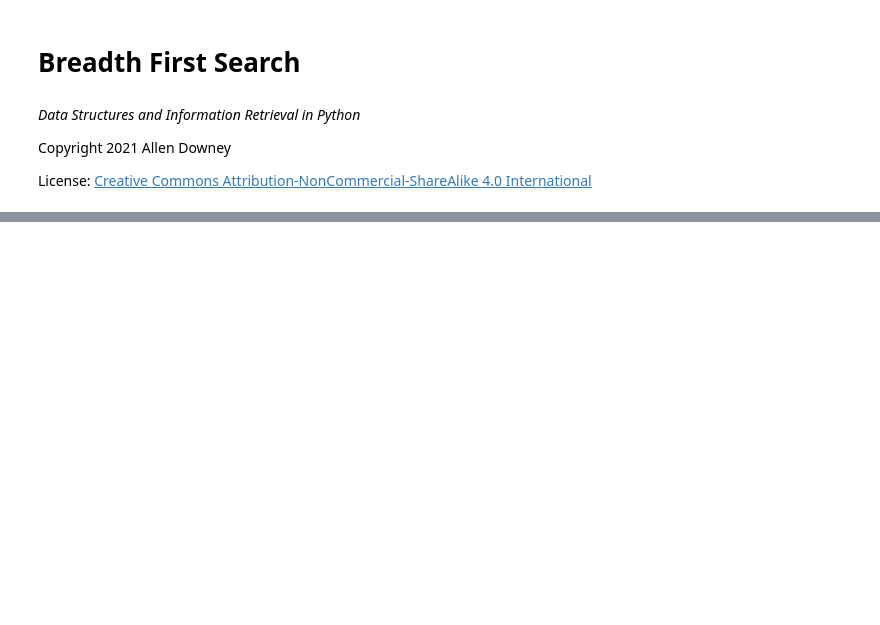
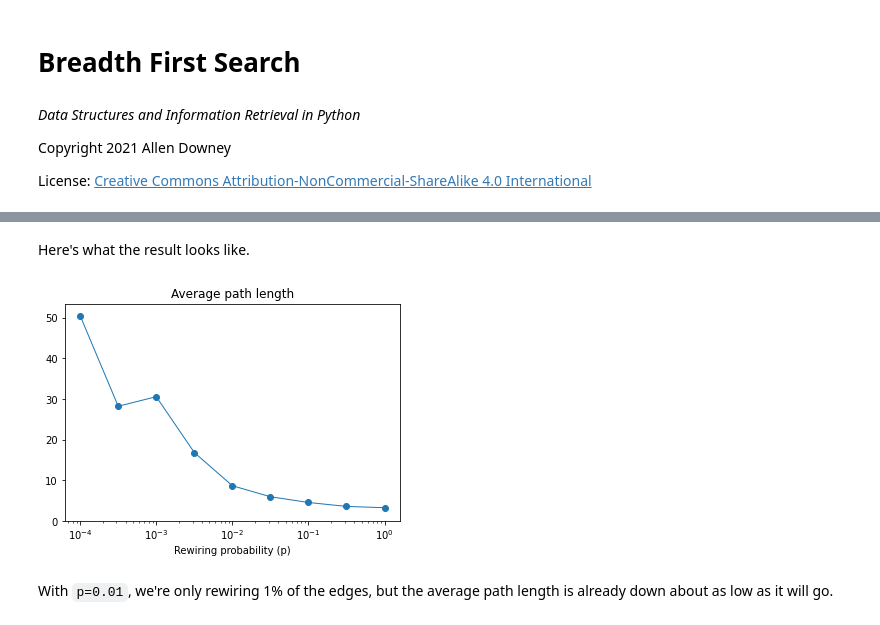
Before and after one commit to AllenDowney/DSIRPSolutions, a Jupyter notebook: notebooks/bfs.ipynb, the cells around one changed output, grey strips where cells are left out. Cells and saved outputs as stored; diff of their text form; code cells hidden in the pictures; blank space fills up the shorter version.

```diff
--- a/notebooks/bfs.ipynb
+++ b/notebooks/bfs.ipynb
@@ -543,0 +235,3 @@ Following is Breadth First Traversal:
+# %%
+G = nx.watts_strogatz_graph(1000, 10, 0)
+nx.average_shortest_path_length(G)
@@ -543,0 +242,5 @@ Following is Breadth First Traversal:
+# %%
+import numpy as np
+
+ps = np.logspace(-4, 0, 9)
+print(ps)
@@ -543,0 +251,10 @@ Following is Breadth First Traversal:
+# %%
+lengths = []
+
+n = 1000
+k = 10
+for p in ps:
+    print(p)
+    G = nx.watts_strogatz_graph(n, k, p)
+    aspl = nx.average_shortest_path_length(G)
+    lengths.append(aspl)
@@ -543,0 +271,14 @@ Following is Breadth First Traversal:
+# %% [markdown]
+Here's what the result looks like.
+# %%
+import matplotlib.pyplot as plt
+
+plt.plot(ps, lengths, 'o-', linewidth=1, label='L(p)')
+plt.xlabel('Rewiring probability (p)')
+plt.xscale('log')
+plt.ylim([0, max(lengths)+3])
+plt.title('Average path length');
+# %% [output]
+[figure, added]
+# %% [markdown]
+With `p=0.01`, we're only rewiring 1% of the edges, but the average path length is already down about as low as it will go.
```
Also changed, not shown: parts of 93 cells of this notebook.
